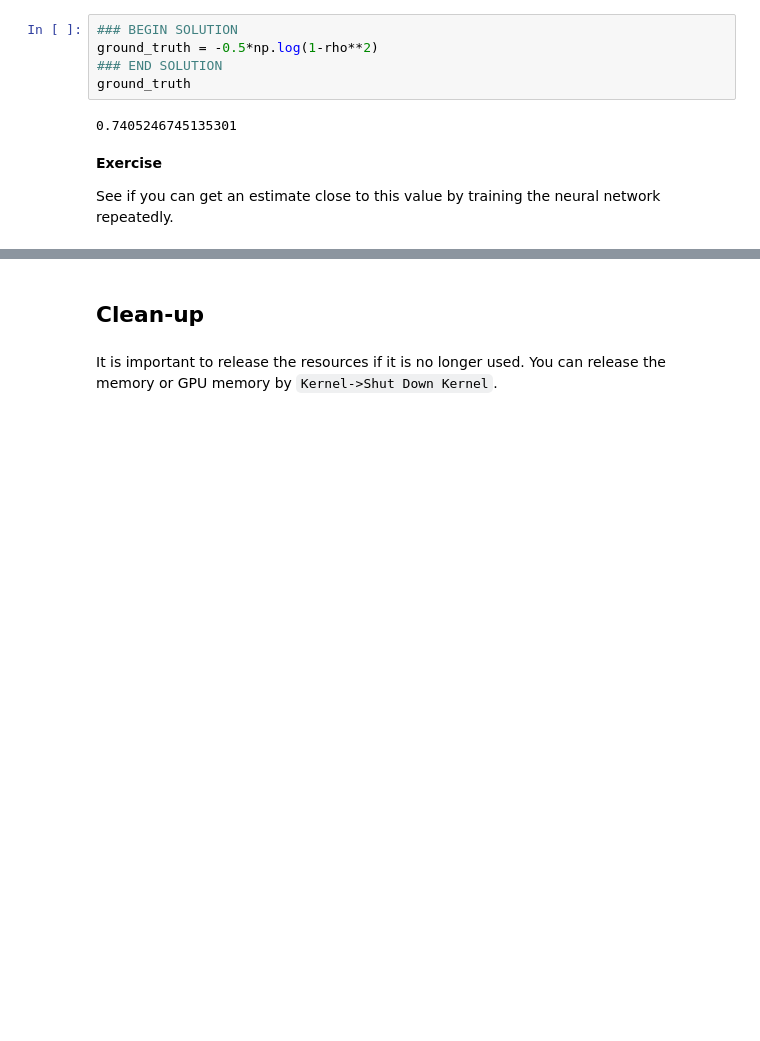
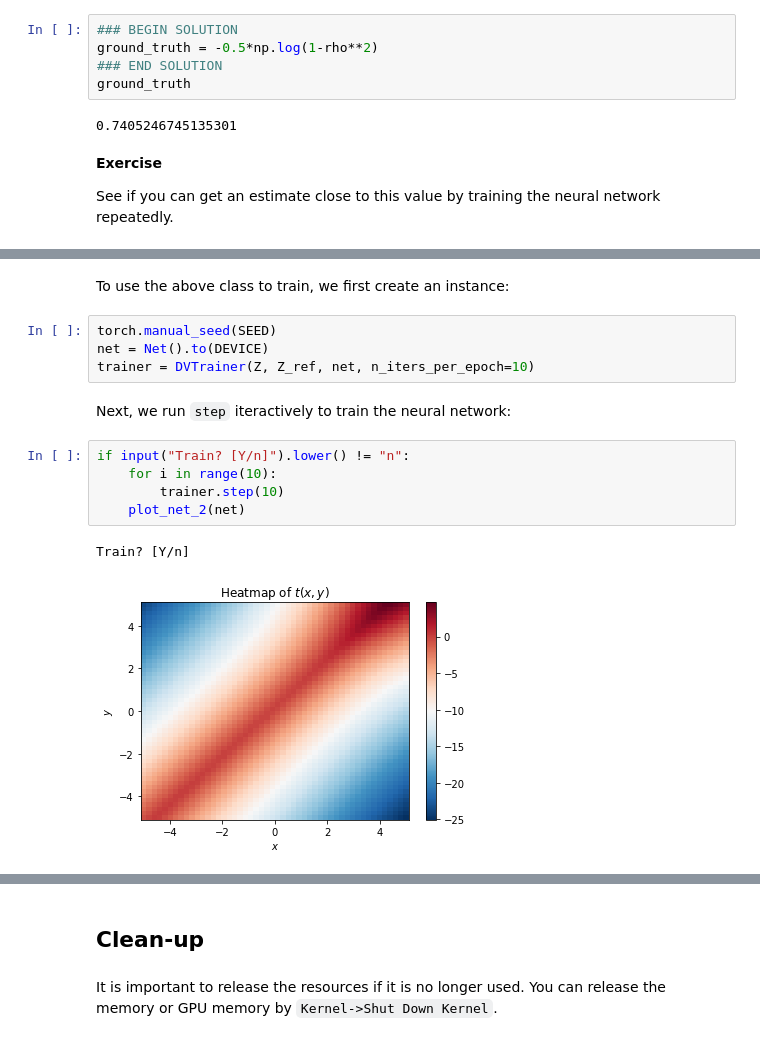
Before and after one commit to ccha23/miml, a Jupyter notebook: source/part1/Training.ipynb, the cells around one changed output, grey strips where cells are left out. Drawn from its saved outputs; the diff is of its cells as text; blank space fills up the shorter version.

Commit message:
Trainer

```diff
--- a/source/part1/Training.ipynb
+++ b/source/part1/Training.ipynb
@@ -420,0 +502,16 @@ See if you can get an estimate close to this value by training the neural networ
+# %% [markdown]
+To use the above class to train, we first create an instance:
+# %%
+torch.manual_seed(SEED)
+net = Net().to(DEVICE)
+trainer = DVTrainer(Z, Z_ref, net, n_iters_per_epoch=10)
+# %% [markdown]
+Next, we run `step` iteractively to train the neural network:
+# %%
+if input("Train? [Y/n]").lower() != "n":
+    for i in range(10):
+        trainer.step(10)
+    plot_net_2(net)
+# %% [output]
+Train? [Y/n]
+[figure, added]
```
Also changed, not shown: parts of 7 cells of this notebook, 6 other files.
